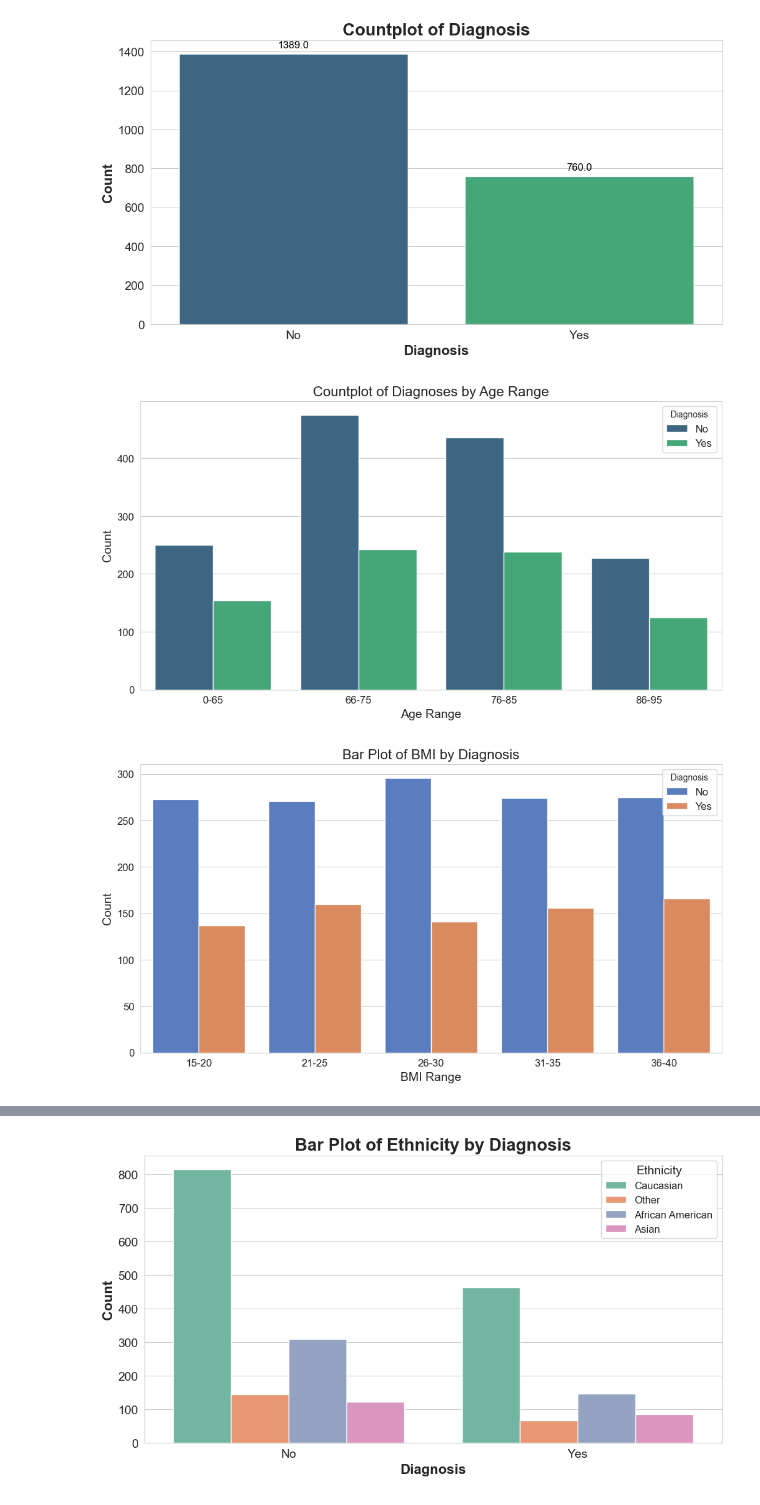
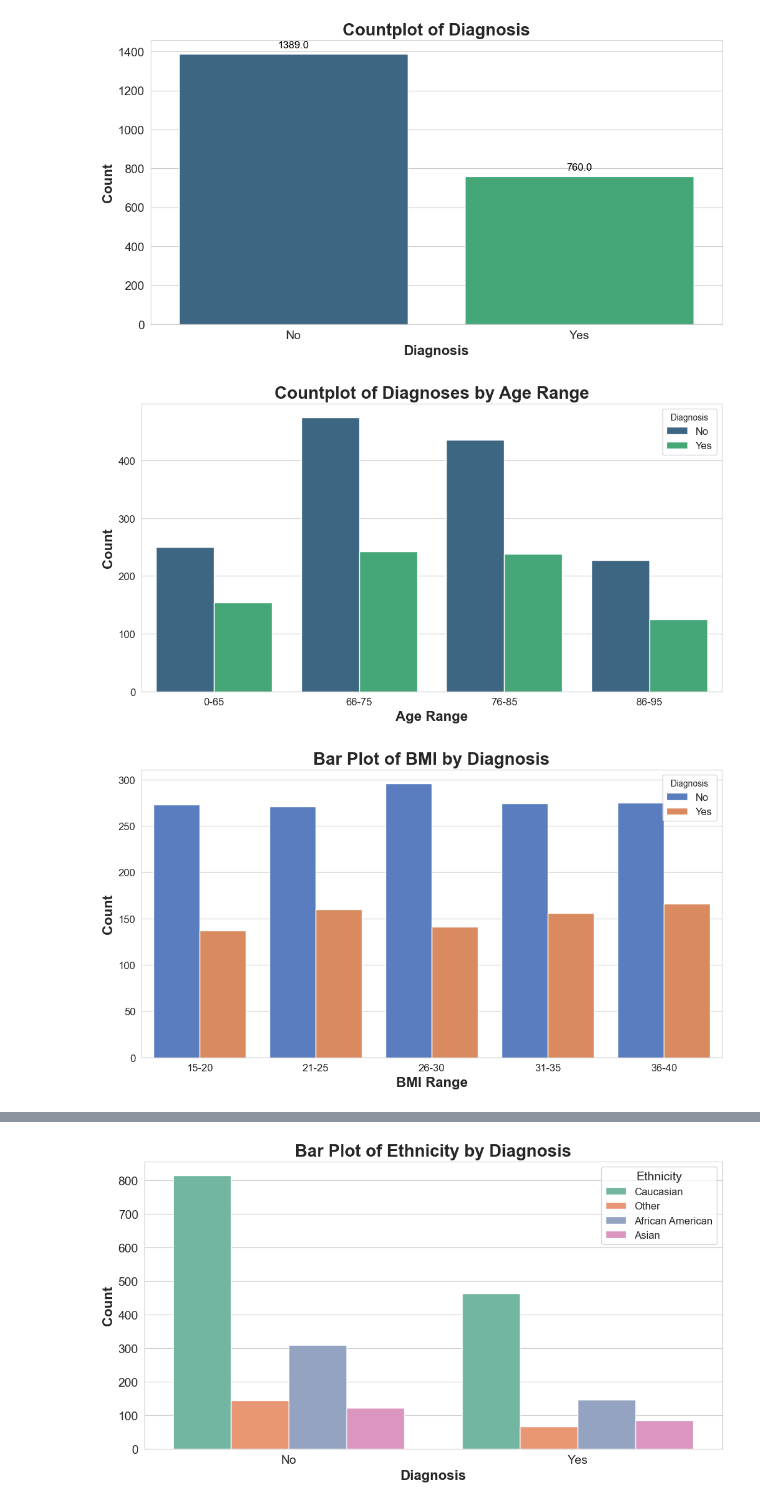
Before and after one commit to Jotis86/Alzheimer-Project, a Jupyter notebook: data_visualization.ipynb, the cells around one changed output, grey strips where cells are left out. Drawn from its saved outputs; the diff is of its cells as text; code cells hidden in the pictures.

```diff
--- a/data_visualization.ipynb
+++ b/data_visualization.ipynb
@@ -77,25 +77,25 @@ plt.show()
 # %%
 # 2. Countplot of Diagnoses by Age Range
 
 # Ordenar los rangos de edad
 age_order = ['0-65', '66-75', '76-85', '86-95']
 
 # Convertir la columna 'Age' a tipo categoría con el orden especificado
 df['Age'] = pd.Categorical(df['Age'], categories=age_order, ordered=True)
 
 # Crear el gráfico
 plt.figure(figsize=(12, 6))
 sns.set_style('whitegrid')
 ax = sns.countplot(x='Age', hue='Diagnosis', data=df, palette='viridis')
-ax.set_title('Countplot of Diagnoses by Age Range', fontsize=16)
-ax.set_xlabel('Age Range', fontsize=14)
-ax.set_ylabel('Count', fontsize=14)
+ax.set_title('Countplot of Diagnoses by Age Range', fontsize=20, fontweight='bold')
+ax.set_xlabel('Age Range', fontsize=16, fontweight='bold')
+ax.set_ylabel('Count', fontsize=16, fontweight='bold')
 plt.xticks(fontsize=12)
 plt.yticks(fontsize=12)
 plt.legend(title='Diagnosis', fontsize=12)
 plt.show()
 # %% [output]
-[figure, old version]
+[figure, new version]
 # %%
 # Definir el orden de los rangos de BMI
 bmi_order = ['15-20', '21-25', '26-30', '31-35', '36-40']
@@ -107,15 +107,15 @@ df['BMI'] = pd.Categorical(df['BMI'], categories=bmi_order, ordered=True)
 plt.figure(figsize=(12, 6))
 sns.set_style('whitegrid')
 ax = sns.countplot(x='BMI', hue='Diagnosis', data=df, palette='muted')
-ax.set_title('Bar Plot of BMI by Diagnosis', fontsize=16)
-ax.set_xlabel('BMI Range', fontsize=14)
-ax.set_ylabel('Count', fontsize=14)
+ax.set_title('Bar Plot of BMI by Diagnosis', fontsize=20, fontweight='bold')
+ax.set_xlabel('BMI Range', fontsize=16, fontweight='bold')
+ax.set_ylabel('Count', fontsize=16, fontweight='bold')
 plt.xticks(fontsize=12)
 plt.yticks(fontsize=12)
 plt.legend(title='Diagnosis', fontsize=12)
 plt.show()
 # %% [output]
-[figure, old version]
+[figure, new version]
 # %%
 # 4. Bar plot of Gender by Diagnosis
 plt.figure(figsize=(12, 6))
```
Also changed, not shown: parts of 13 cells of this notebook.
